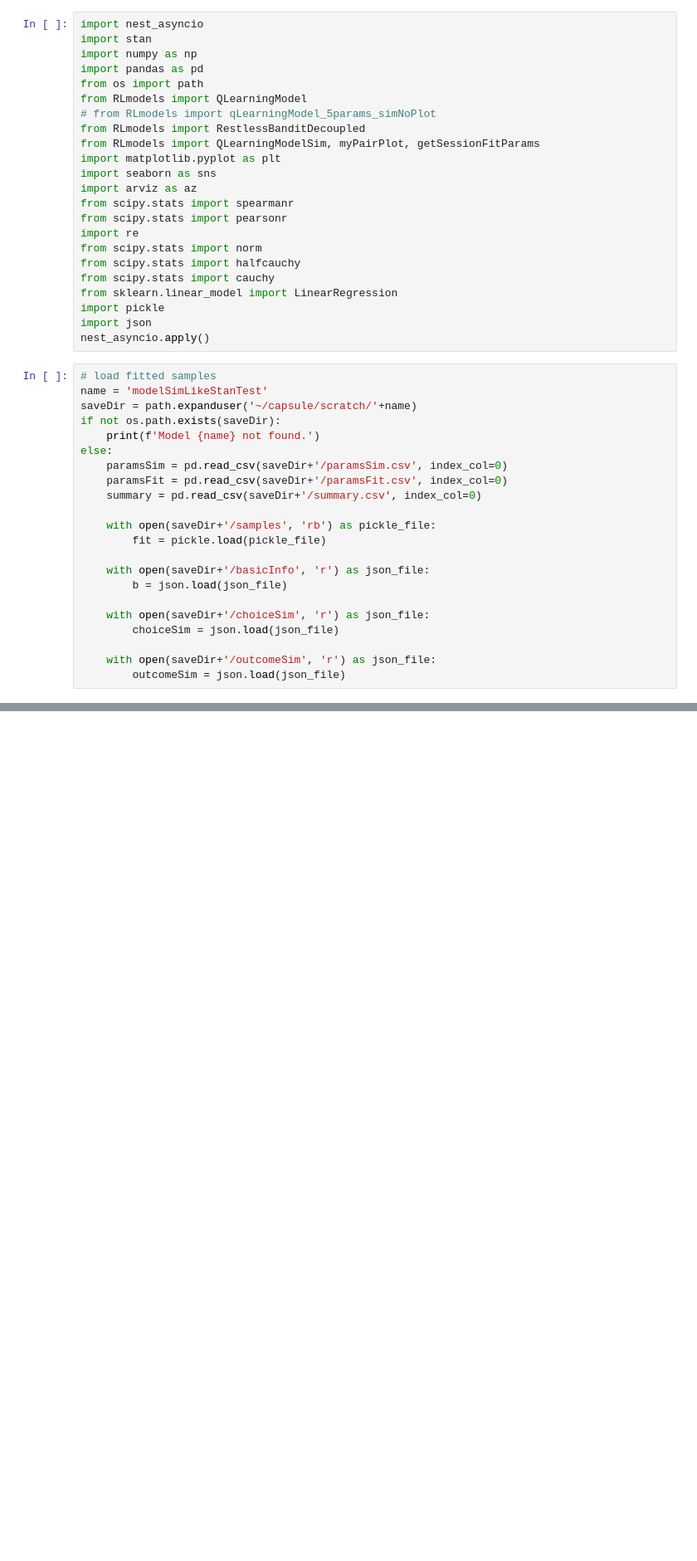
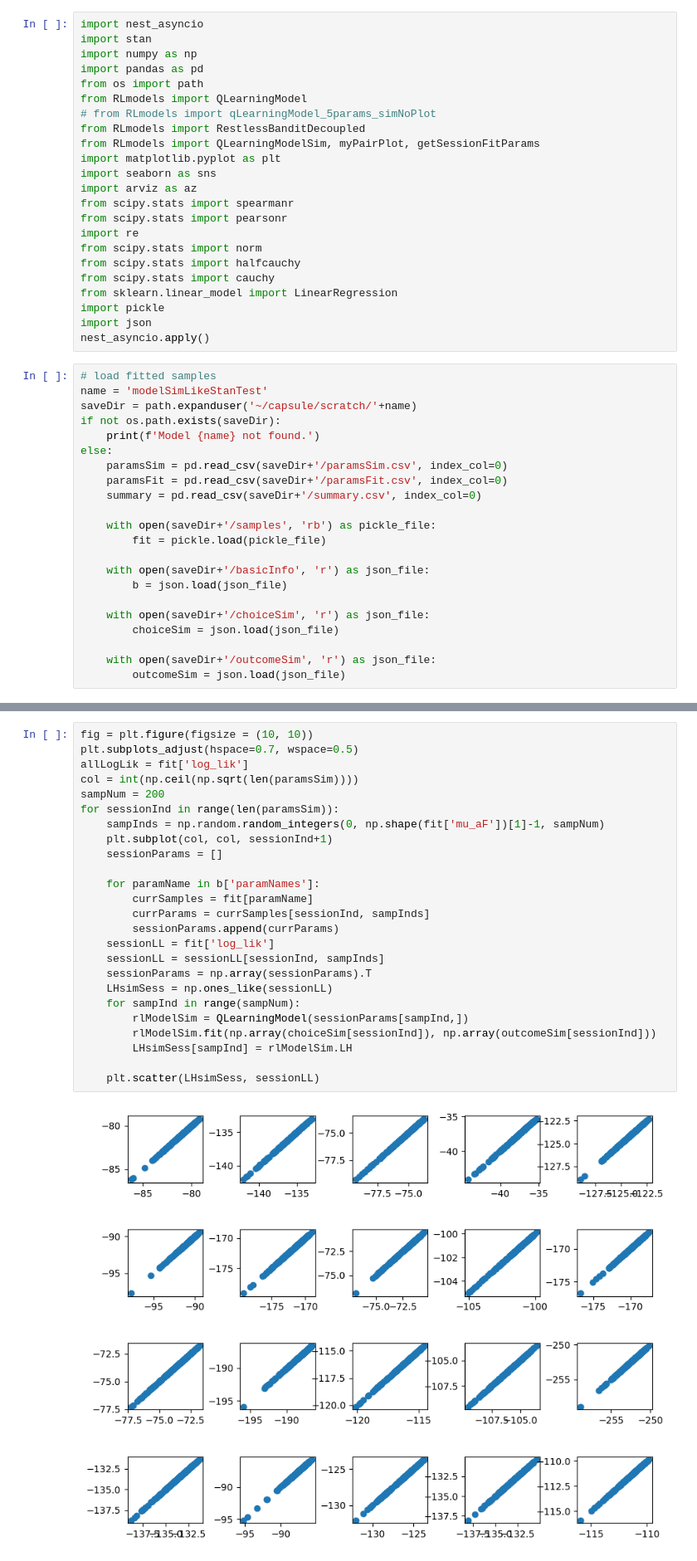
Before and after one commit to AllenNeuralDynamics/aind_stan_fit_sim, a Jupyter notebook: code/recovery.ipynb, the cells around one changed output, grey strips where cells are left out. Shown: that part at 83% size. Drawn from its saved outputs; the diff is of its cells as text; blank space fills up the shorter version.

```diff
--- a/code/recovery.ipynb
+++ b/code/recovery.ipynb
@@ -154,0 +215,27 @@ NameError: name 'samps' is not defined
+# %%
+fig = plt.figure(figsize = (10, 10))
+plt.subplots_adjust(hspace=0.7, wspace=0.5)
+allLogLik = fit['log_lik']
+col = int(np.ceil(np.sqrt(len(paramsSim))))
+sampNum = 200
+for sessionInd in range(len(paramsSim)):
+    sampInds = np.random.random_integers(0, np.shape(fit['mu_aF'])[1]-1, sampNum)
+    plt.subplot(col, col, sessionInd+1)
+    sessionParams = []
+
+    for paramName in b['paramNames']:
+        currSamples = fit[paramName]
+        currParams = currSamples[sessionInd, sampInds]
+        sessionParams.append(currParams)
+    sessionLL = fit['log_lik']
+    sessionLL = sessionLL[sessionInd, sampInds]
+    sessionParams = np.array(sessionParams).T
+    LHsimSess = np.ones_like(sessionLL)
+    for sampInd in range(sampNum):
+        rlModelSim = QLearningModel(sessionParams[sampInd,])
+        rlModelSim.fit(np.array(choiceSim[sessionInd]), np.array(outcomeSim[sessionInd]))
+        LHsimSess[sampInd] = rlModelSim.LH
+
+    plt.scatter(LHsimSess, sessionLL)
+# %% [output]
+[figure, added]
```
Also changed, not shown: parts of 8 cells of this notebook, 2 other files.
